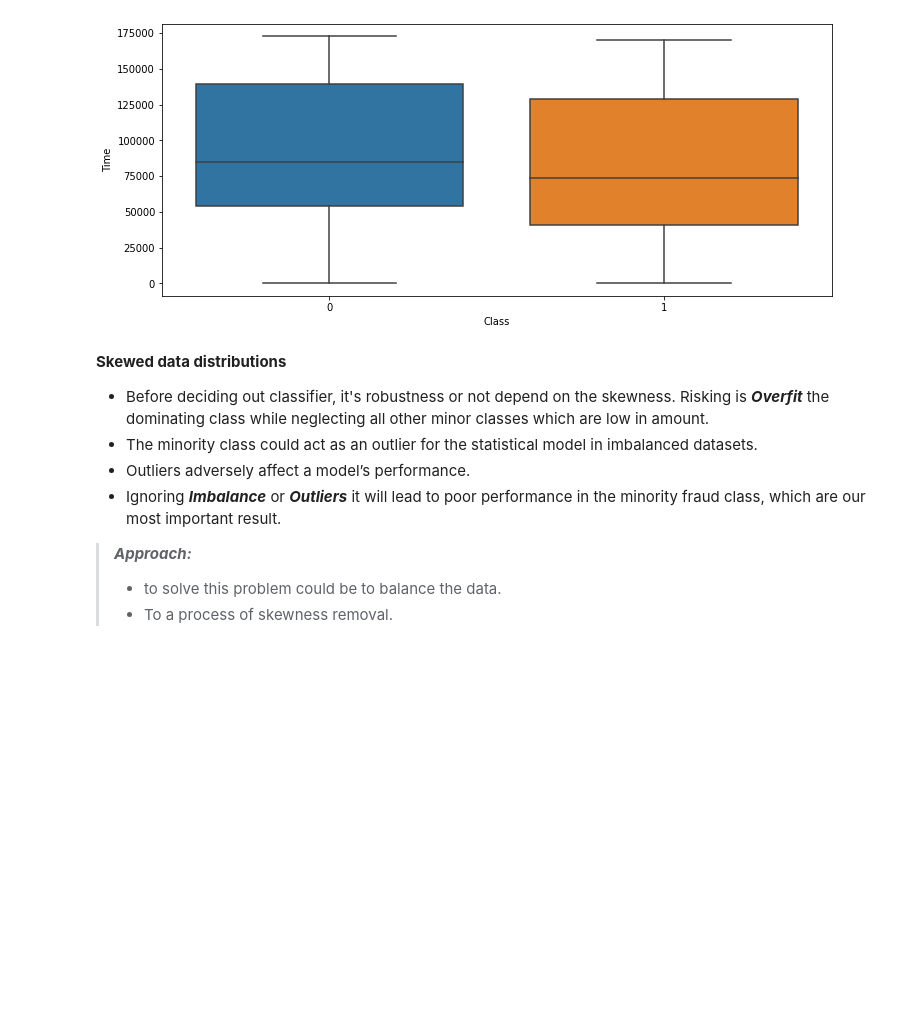
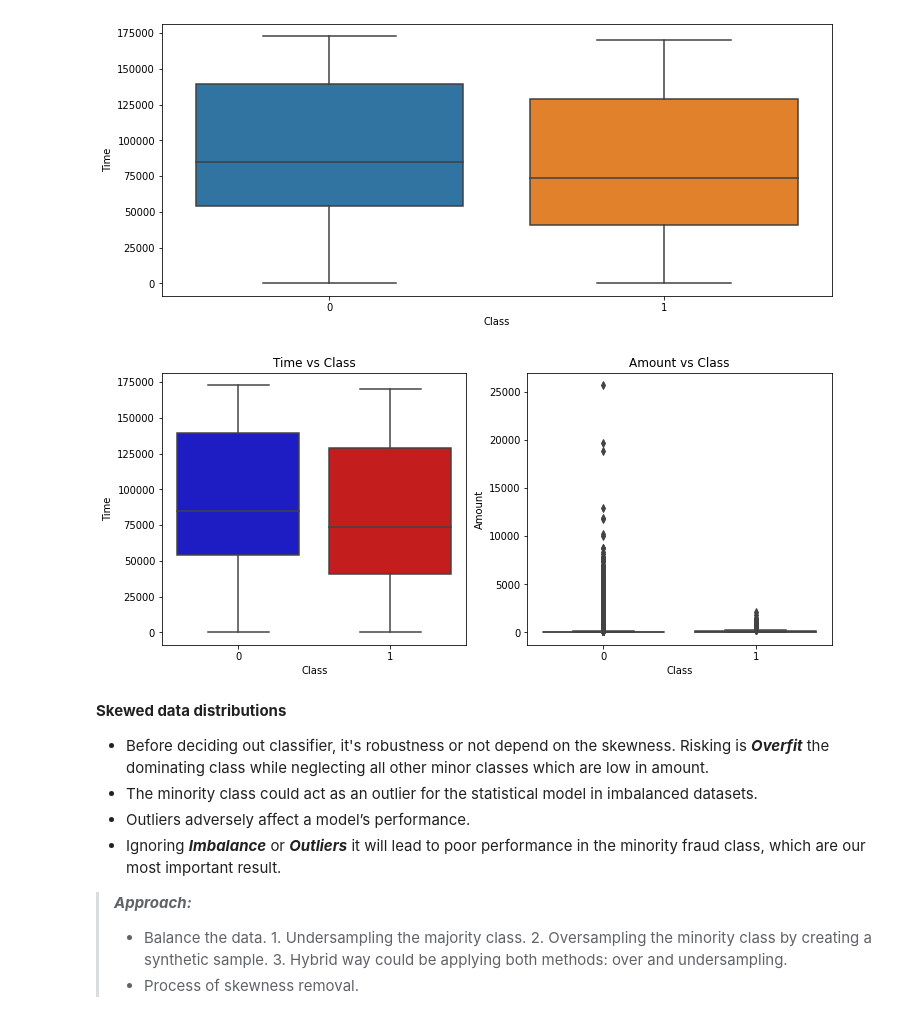
Before and after one commit to RamyGendy/CreditCardFraudDetection, a Jupyter notebook: CCFDNotebook.ipynb, the cells around one changed output. Saved outputs shown, nothing was run; the diff lists cells and outputs as text; code cells hidden in the pictures; blank space fills up the shorter version.

```diff
--- a/CCFDNotebook.ipynb
+++ b/CCFDNotebook.ipynb
@@ -131,6 +131,7 @@ warnings.filterwarnings('ignore')
 # %%
 # Set display format
 rcParams['figure.figsize'] = 12,5
+colors = ["#0101DF", "#DF0101"]
 #  Aprox. for float numbers to the neareast 2 decimal points
 #pd.options.display.float_format = "{:,.2f}".format
 # Settings the display
@@ -339,6 +353,18 @@ sns.boxplot(data= df, x= 'Class', y = 'Amount');
 sns.boxplot(data= df, x= 'Class', y = 'Time');
 # %% [output]
 [figure]
+# %%
+f, axes = plt.subplots(ncols=2)
+
+sns.boxplot(x="Class", y="Time", data=df, palette=colors, ax=axes[0])
+axes[0].set_title('Time vs Class')
+
+sns.boxplot(x="Class", y="Amount", data=df, palette=colors, ax=axes[1])
+axes[1].set_title('Amount vs Class')
+
+plt.show()
+# %% [output]
+[figure, added]
 # %% [markdown]
 **Skewed data distributions**
 
@@ -347,5 +373,8 @@ sns.boxplot(data= df, x= 'Class', y = 'Time');
 * Outliers adversely affect a model’s performance.
 * Ignoring ***Imbalance*** or ***Outliers*** it will lead to poor performance in the minority fraud class, which are our most important result.
 > ***Approach:***
-> * to solve this problem could be to balance the data.
-> * To a process of skewness removal.
+> * Balance the data.
+    1. Undersampling the majority class.
+    2. Oversampling the minority class by creating a synthetic sample.
+    3. Hybrid way could be applying both methods: over and undersampling.
+> * Process of skewness removal.
```
Also changed, not shown: parts of 9 cells of this notebook.
